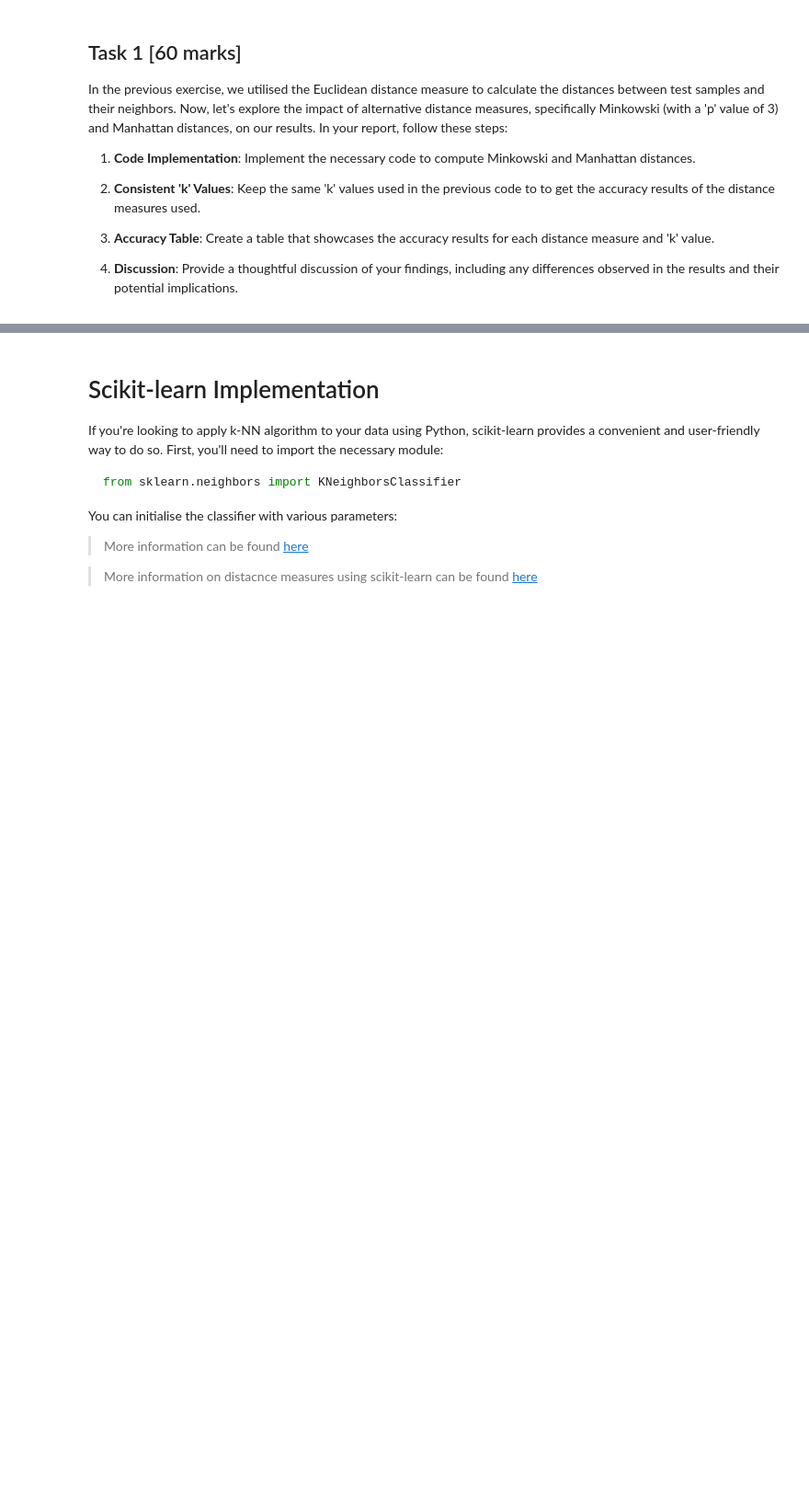
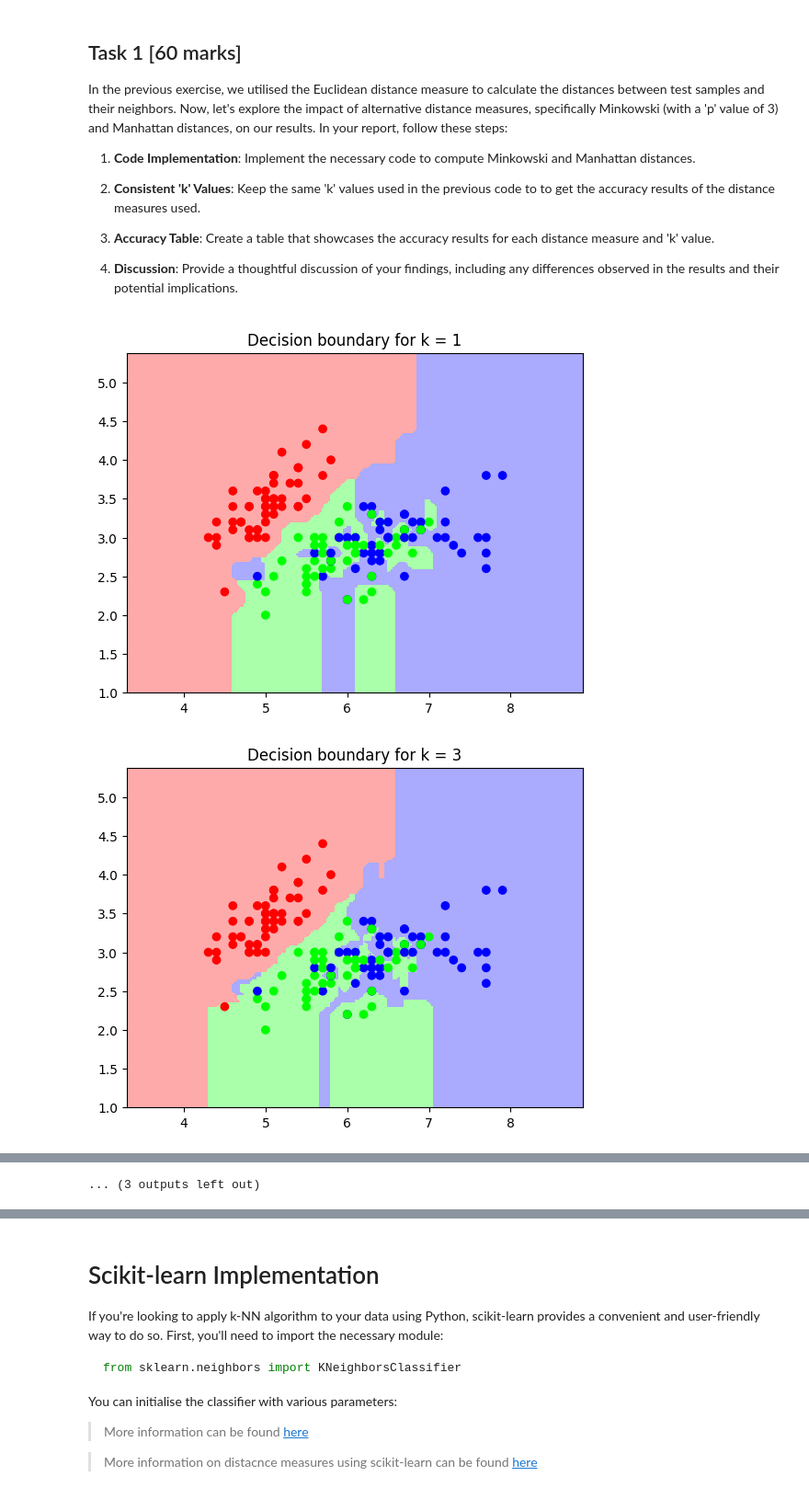
Before and after one commit to RandomCloneTrooper/ML, a Jupyter notebook: 07_ML_kNN.ipynb, the cells around one changed output, grey strips where cells are left out. Shown at 92% size. Saved outputs shown, nothing was run; the diff lists cells and outputs as text; code cells hidden in the pictures; blank space fills up the shorter version.

```diff
--- a/07_ML_kNN.ipynb
+++ b/07_ML_kNN.ipynb
@@ -301,0 +303,6 @@ In the previous exercise, we utilised the Euclidean distance measure to calculat
+# %%
+for k in k_list:
+    decision_boundary(k)
+# %% [output]
+[figure, added]
+[figure, added]
@@ -301,0 +319 @@ In the previous exercise, we utilised the Euclidean distance measure to calculat
+... (3 outputs left out)
```
Also changed, not shown: parts of 8 cells of this notebook.
